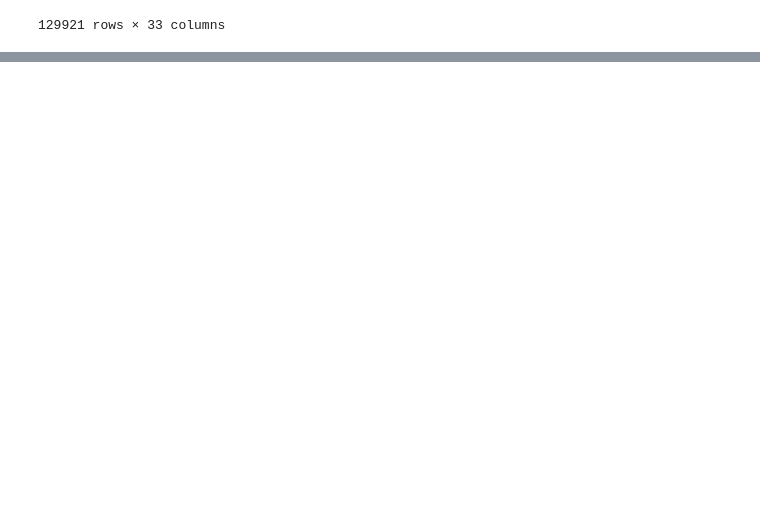
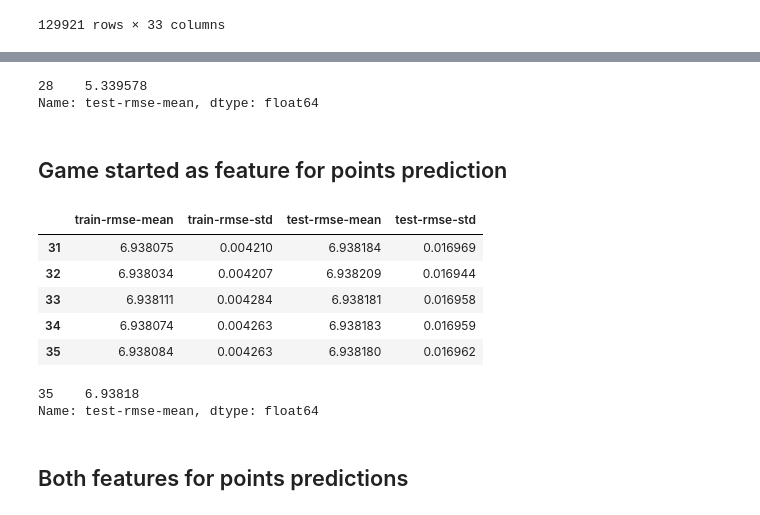
Before and after one commit to CiroLV/Basket_ball_data, a Jupyter notebook: Basketball_Markets.ipynb, the cells around one changed output, grey strips where cells are left out. Saved outputs shown, nothing was run; the diff lists cells and outputs as text; code cells hidden in the pictures; blank space fills up the shorter version.

```diff
--- a/Basketball_Markets.ipynb
+++ b/Basketball_Markets.ipynb
@@ -244,0 +166,38 @@ with open("SVM_log_fashion_Prospect_buyers.txt", "w") as file:
+# %%
+print((cv_results["test-rmse-mean"]).tail(1))
+# %% [output]
+28    5.339578
+Name: test-rmse-mean, dtype: float64
+# %% [markdown]
+## Game started as feature for points prediction
+# %%
+# training data, feature to_frame returns a DF version of the values for XGBoost
+X = df.GS.to_frame()
+
+# target variable
+y = df.PTS
+
+# create a Data matrix for cross validation in XGBoost
+data_dmatrix = xgb.DMatrix(data=X,label=y)
+
+params = {"objective":"reg:squarederror",'learning_rate': 0.2,'alpha': 10}
+#                 'max_depth': 5, 'alpha': 10}
+
+cv_results = xgb.cv(dtrain=data_dmatrix, params=params, nfold=5,
+                    num_boost_round=50,early_stopping_rounds=10,metrics="rmse", as_pandas=True, seed=24)
+# %%
+cv_results.tail()
+# %% [output]
+|  | train-rmse-mean | train-rmse-std | test-rmse-mean | test-rmse-std |
+| 31 | 6.938075 | 0.004210 | 6.938184 | 0.016969 |
+| 32 | 6.938034 | 0.004207 | 6.938209 | 0.016944 |
+| 33 | 6.938111 | 0.004284 | 6.938181 | 0.016958 |
+| 34 | 6.938074 | 0.004263 | 6.938183 | 0.016959 |
+| 35 | 6.938084 | 0.004263 | 6.938180 | 0.016962 |
+# %%
+print((cv_results["test-rmse-mean"]).tail(1))
+# %% [output]
+35    6.93818
+Name: test-rmse-mean, dtype: float64
+# %% [markdown]
+## Both features for points predictions
```
Also changed, not shown: parts of 37 cells of this notebook, 1 other file.
